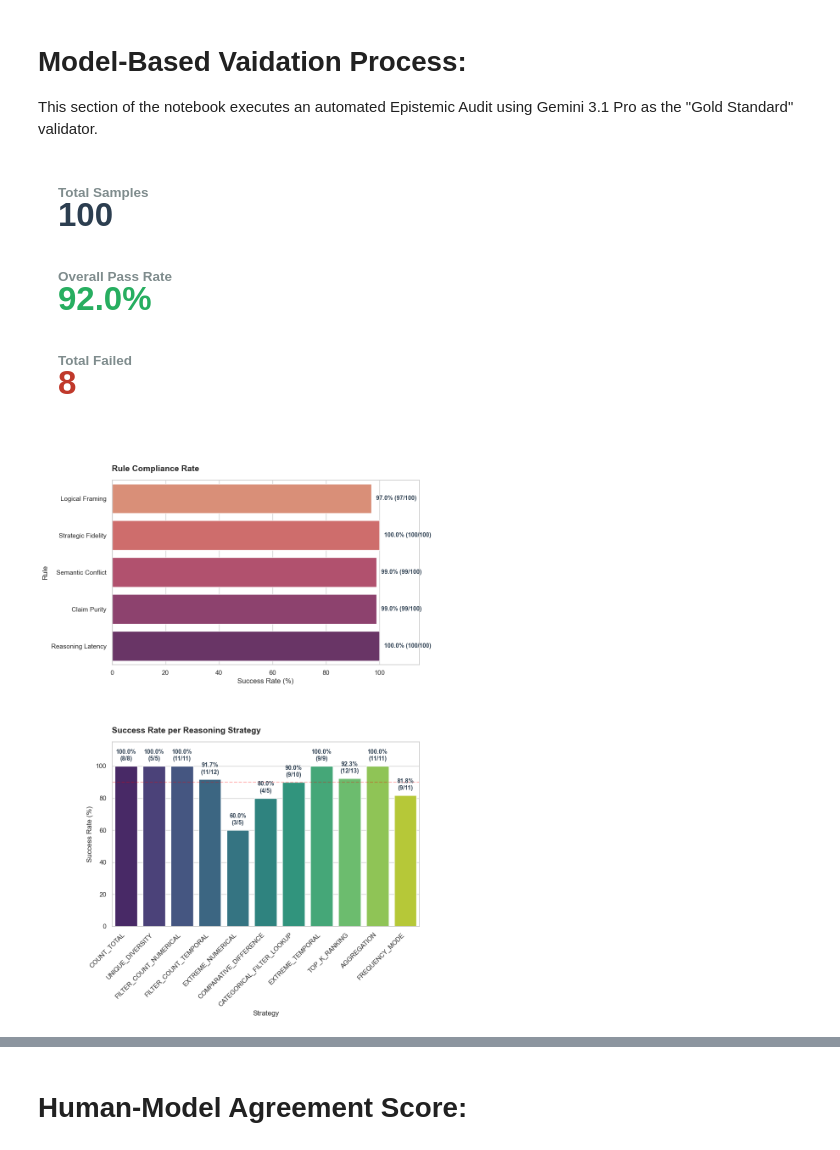
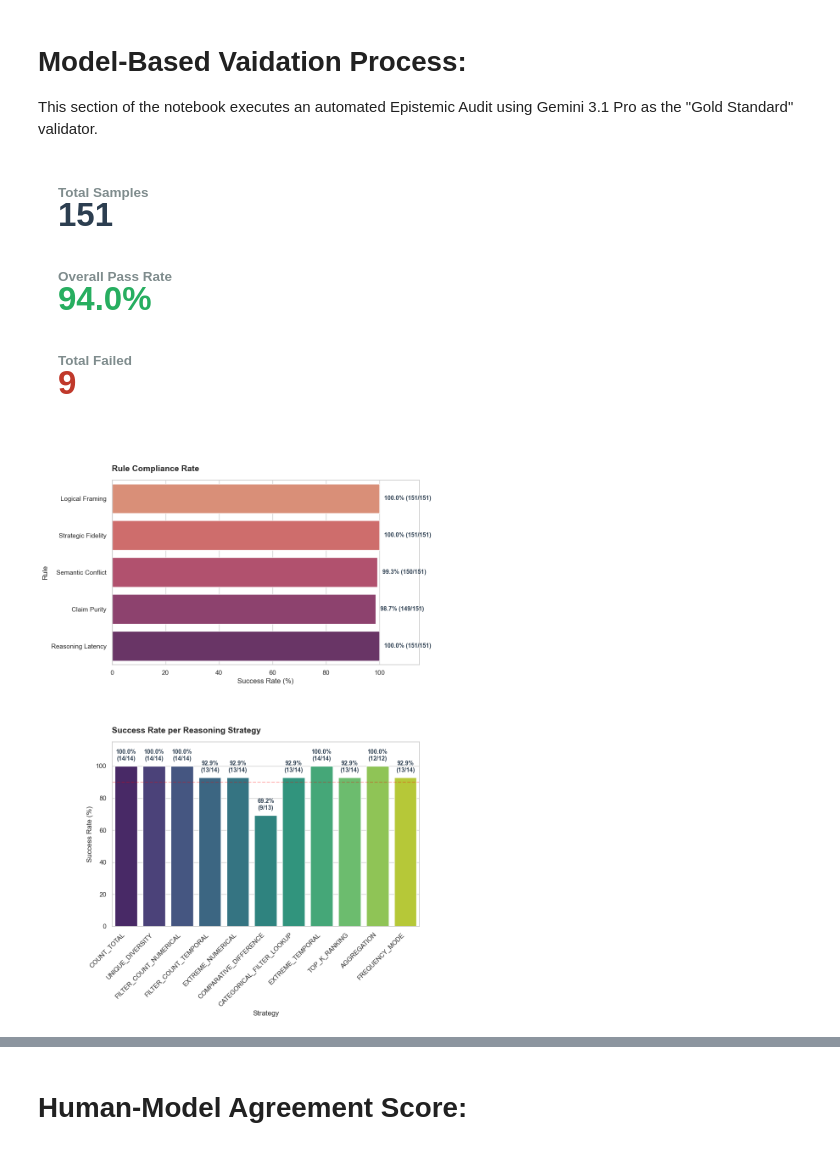
Before and after one commit to danielhk753/CLECK, a Jupyter notebook: notebooks/dataset_annotation.ipynb, the cells around one changed output, grey strips where cells are left out. Drawn from its saved outputs; the diff is of its cells as text; code cells hidden in the pictures.

```diff
--- a/notebooks/dataset_annotation.ipynb
+++ b/notebooks/dataset_annotation.ipynb
@@ -99,13 +247,13 @@ Audit Failures
 This section of the notebook executes an automated Epistemic Audit using Gemini 3.1 Pro as the "Gold Standard" validator.
 # %%
 annotator = KnowledgeMazeAnnotator(model_name="google/gemini-3.1-pro-preview")
-results, report = await annotator.annotate_dataset(self_q_dataset, paragraph_dataset, strategy_defs, limit=100)
+results, report = await annotator.annotate_dataset(question_dataset_small, paragraph_dataset, strategy_defs, limit=len(question_dataset_small))
 # %% [output]
 Total Samples
-100
+151
 Overall Pass Rate
-92.0%
+94.0%
 Total Failed
-8
+9
-[figure, old version]
+[figure, new version]
 🚨 Knowledge Maze Audit: Failures
```
Also changed, not shown: parts of 11 cells of this notebook, 1 other file.
